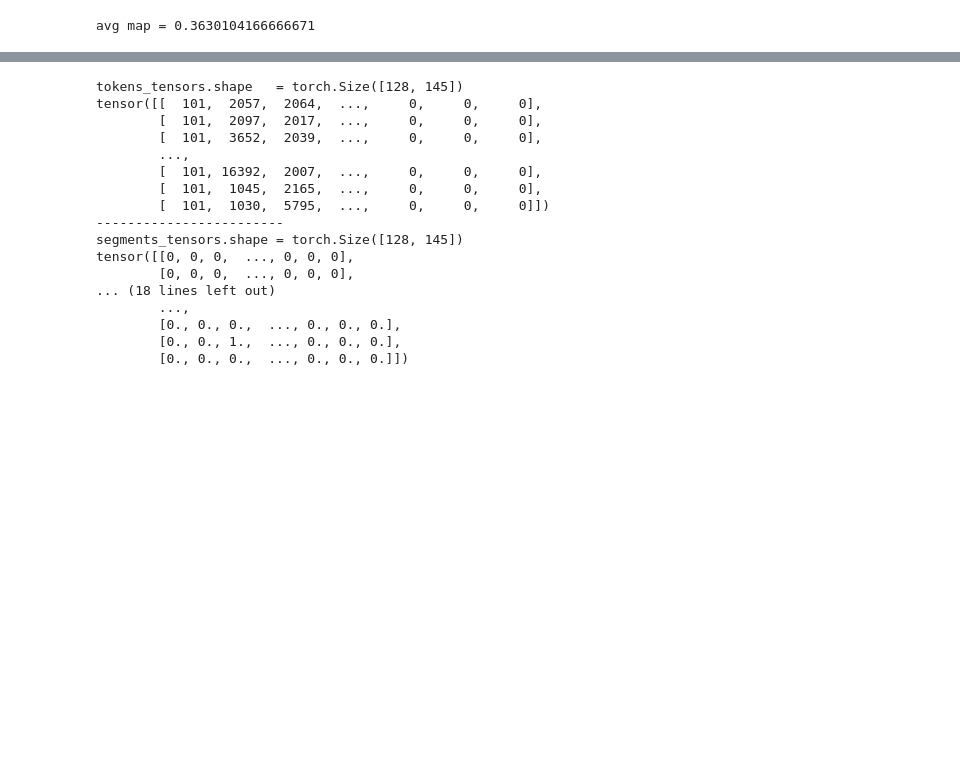
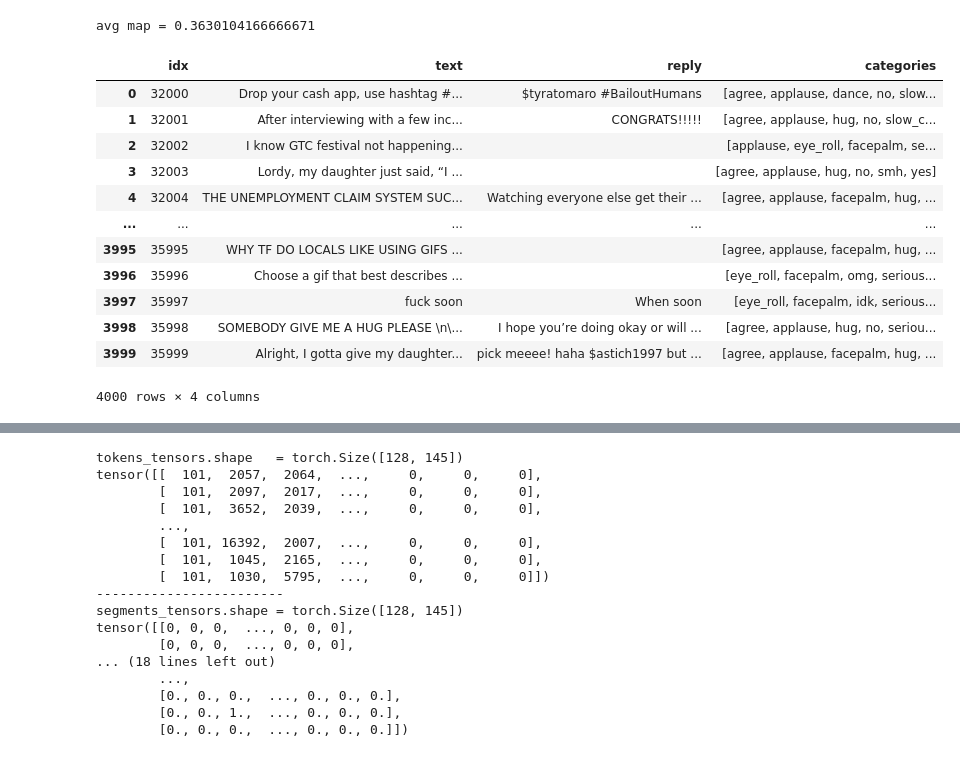
Before and after one commit to wywyWang/NLP-2020-EmotionGIF, a Jupyter notebook: EmotionGIF.ipynb, the cells around one changed output, grey strips where cells are left out. Drawn from its saved outputs; the diff is of its cells as text; code cells hidden in the pictures; blank space fills up the shorter version.

```diff
--- a/EmotionGIF.ipynb
+++ b/EmotionGIF.ipynb
@@ -496,6 +503,22 @@ def get_predictions_dev(model, dataloader, compute_acc=False):
 dev_predictions = get_predictions_dev(tuned_model, dev_loader, False)
 # %%
 df_dev_result['categories'] = dev_predictions
+# %%
+df_dev_result
+# %% [output]
+|  | idx | text | reply | categories |
+| 0 | 32000 | Drop your cash app, use hashtag #... | $tyratomaro #BailoutHumans | [agree, applause, dance, no, slow... |
+| 1 | 32001 | After interviewing with a few inc... | CONGRATS!!!!! | [agree, applause, hug, no, slow_c... |
+| 2 | 32002 | I know GTC festival not happening... |  | [applause, eye_roll, facepalm, se... |
+| 3 | 32003 | Lordy, my daughter just said, “I ... |  | [agree, applause, hug, no, smh, yes] |
+| 4 | 32004 | THE UNEMPLOYMENT CLAIM SYSTEM SUC... | Watching everyone else get their ... | [agree, applause, facepalm, hug, ... |
+| ... | ... | ... | ... | ... |
+| 3995 | 35995 | WHY TF DO LOCALS LIKE USING GIFS ... |  | [agree, applause, facepalm, hug, ... |
+| 3996 | 35996 | Choose a gif that best describes ... |  | [eye_roll, facepalm, omg, serious... |
+| 3997 | 35997 | fuck soon | When soon | [eye_roll, facepalm, idk, serious... |
+| 3998 | 35998 | SOMEBODY GIVE ME A HUG PLEASE \n\... | I hope you’re doing okay or will ... | [agree, applause, hug, no, seriou... |
+| 3999 | 35999 | Alright, I gotta give my daughter... | pick meeee! haha $astich1997 but ... | [agree, applause, facepalm, hug, ... |
+4000 rows × 4 columns
 # %%
 df_dev_result
 # %% [output]
```
Also changed, not shown: parts of 5 cells of this notebook.
